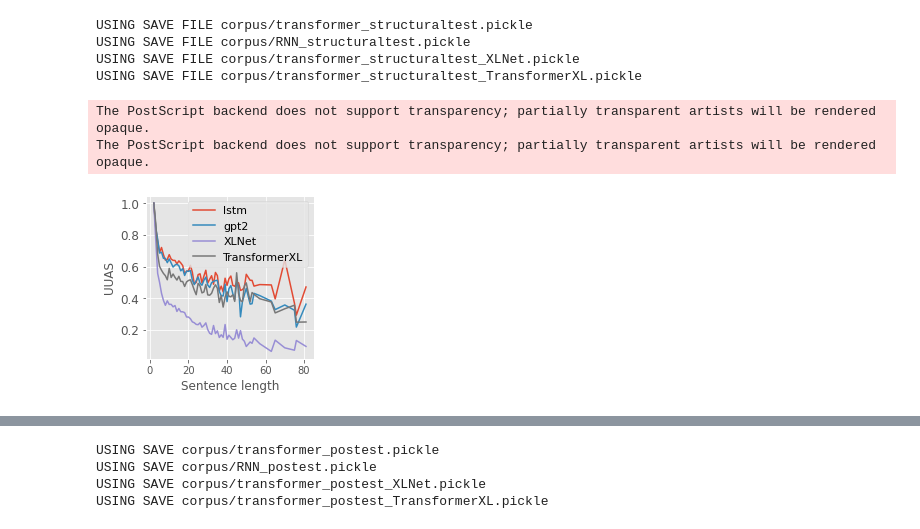
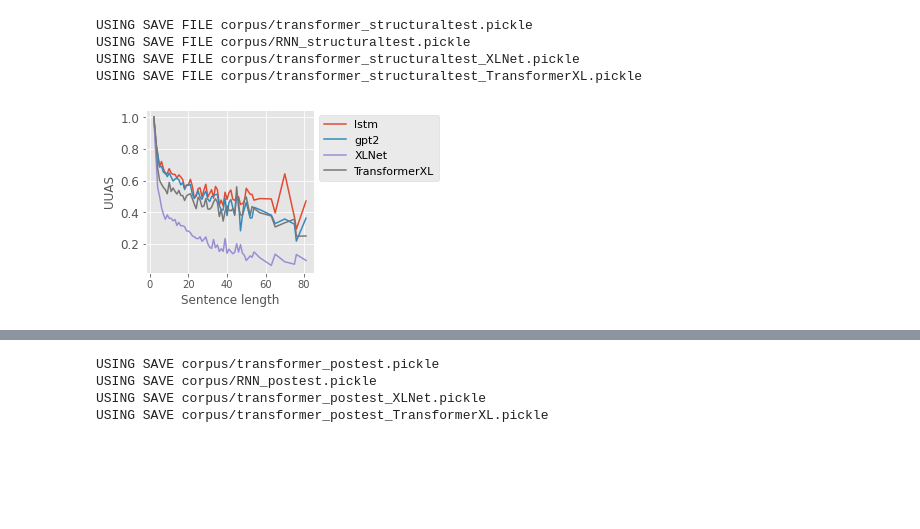
Before and after one commit to annaproxy/nlp2-probing-lms, a Jupyter notebook: Results.ipynb, the cells around one changed output, grey strips where cells are left out. Cells and saved outputs as stored; diff of their text form; code cells hidden in the pictures; blank space fills up the shorter version.

```diff
--- a/Results.ipynb
+++ b/Results.ipynb
@@ -29,7 +55,7 @@ device = 'cuda:0'
 def mean_test_acc(the_dict):
     """Averages uuas score or accuracy on test set over three seeds"""
     three_accs = [the_dict[z]['test_acc'] for z in the_dict]
-    return np.mean(three_accs), np.std(three_accs)
+    return np.mean(three_accs), np.std(three_accs), three_accs
 
 def mean_dev_acc(the_dict):
     """Averages uuas score or accuracy on dev set over three seeds"""
@@ -37,6 +63,7 @@ def mean_dev_acc(the_dict):
     return np.mean(three_accs), np.std(three_accs)
 
 def uuas_per_length(model, test_loader):
+    """Calculates uuas per length for length plots"""
     length_amount_dict = defaultdict(lambda:0)
     length_uuas_dict = defaultdict(lambda:0)
     result = dict()
@@ -63,28 +90,31 @@ def uuas_per_length(model, test_loader):
     for k in sorted(list(length_uuas_dict.keys())):
         result[k] = length_uuas_dict[k]/length_amount_dict[k]
         result2[k] = result[k] / k
-    #print([z for z in sorted(length_amount_dict.items())])
-    #print([z for z in sorted(result.items())])
     return result, length_amount_dict
 
 
 def uuas_length_averaged_per_seed(model, test_loader):
-    """Collects uuas score per sentence length in a dict and averaged over three seeds"""
+    """
+    Collects uuas score per sentence length in a dict and averaged over three seeds
+    Also returns list of all seeds, since we're now doing significance testing
+    """
     result = defaultdict(lambda:0)
     result2 = defaultdict(lambda:0)
+    fullboys =defaultdict(lambda:[])
     seeds = 0
     for seed in model:
         seeds +=1
         specific_results, specific_results2 = uuas_per_length(model[seed]['state_dict'], test_loader)
         for k in specific_results:
             result[k] += specific_results[k]
+            fullboys[k].append(specific_results[k])
 
         for k in specific_results2:
             result2[k] += specific_results2[k]
     for k in result:
         result[k] /= seeds
         result2[k] /= seeds
-    return result, result2
+    return result, result2, fullboys
 # %%
 import matplotlib.pyplot as plt
 plt.style.use('ggplot')
@@ -271,40 +241,32 @@ USING SAVE FILE corpus/RNN_structuraltest.pickle
 USING SAVE FILE corpus/transformer_structuraltest_XLNet.pickle
 USING SAVE FILE corpus/transformer_structuraltest_TransformerXL.pickle
 # %%
+# 64,0 are best hyperparams for each
+lrxlnet, _, fullxl = uuas_length_averaged_per_seed(lowlr_dict['dep']['XLNet'][128][0.8], test_loader_xlnet)
+lrtransformerxl, _ , fulltxl = uuas_length_averaged_per_seed(lowlr_dict['dep']['XLNet'][128][0], test_loader_transformerxl)
 
-# 64,0 are best hyperparams for each
-lrxlnet, _ = uuas_length_averaged_per_seed(lowlr_dict['dep']['XLNet'][128][0.8], test_loader_xlnet)
-lrtransformerxl, _ = uuas_length_averaged_per_seed(lowlr_dict['dep']['XLNet'][128][0], test_loader_transformerxl)
-
-gpt2, ngpt2  = uuas_length_averaged_per_seed(result_dict['dep']['transformer'][64][0], test_loader_gpt2)
-rnn, nrnn = uuas_length_averaged_per_seed(result_dict['dep']['lstm'][64][0], test_loader_lstm)
-xlnet, nxlnet = uuas_length_averaged_per_seed(result_dict['dep']['XLNet'][64][0], test_loader_xlnet)
-txl, ntxl = uuas_length_averaged_per_seed(result_dict['dep']['TransformerXL'][64][0], test_loader_transformerxl)
+gpt2, ngpt2, fullgpt  = uuas_length_averaged_per_seed(result_dict['dep']['transformer'][64][0], test_loader_gpt2)
+rnn, nrnn, fulllstm = uuas_length_averaged_per_seed(result_dict['dep']['lstm'][64][0], test_loader_lstm)
+xlnet, nxlnet , fullxl = uuas_length_averaged_per_seed(result_dict['dep']['XLNet'][64][0], test_loader_xlnet)
+txl, ntxl, fulltxl = uuas_length_averaged_per_seed(result_dict['dep']['TransformerXL'][64][0], test_loader_transformerxl)
 # %%
 import matplotlib.pyplot as plt
 plt.style.use('ggplot')
 fig, ax1 = plt.subplots(1,1, figsize=(3,3))
 
 ax1.plot(*zip(*rnn.items()), label='lstm')
 ax1.plot(*zip(*gpt2.items()), label='gpt2')
 ax1.plot(*zip(*xlnet.items()), label='XLNet')
 ax1.plot(*zip(*txl.items()), label='TransformerXL')
-#ax1.plot(*zip(*lrxlnet.items()), label='XLNetLR')
-#ax1.plot(*zip(*lrtransformerxl.items()), label='TransformerXLLR')
 
-#ax2.plot(*zip(*ngpt2.items()), label='gpt2')
-#ax2.plot(*zip(*nrnn.items()), label='lstm')
-#ax2.plot(*zip(*nxlnet.items()), label='xlnet')
 ax1.tick_params(axis='y', labelsize=12)
 ax1.tick_params(axis='y', labelsize=12)
 
-ax1.legend(fontsize=11,)
+z=ax1.legend(fontsize=11,bbox_to_anchor=(1,1))
 ax1.set_xlabel("Sentence length",fontsize=12)
 ax1.set_ylabel("UUAS", fontsize=12)
-plt.savefig('lengths.eps', format='eps',  dpi=1200,  bbox_extra_artists=(z,), bbox_inches='tight')
-#plt.show()
+#plt.savefig('lengths.eps', format='eps',  dpi=1200,  bbox_extra_artists=(z,), bbox_inches='tight')
+plt.show()
 # %% [output]
-The PostScript backend does not support transparency; partially transparent artists will be rendered opaque.
-The PostScript backend does not support transparency; partially transparent artists will be rendered opaque.
-[figure, old version]
+[figure, new version]
 # %%
```
Also changed, not shown: parts of 14 cells of this notebook, 2 other files.
